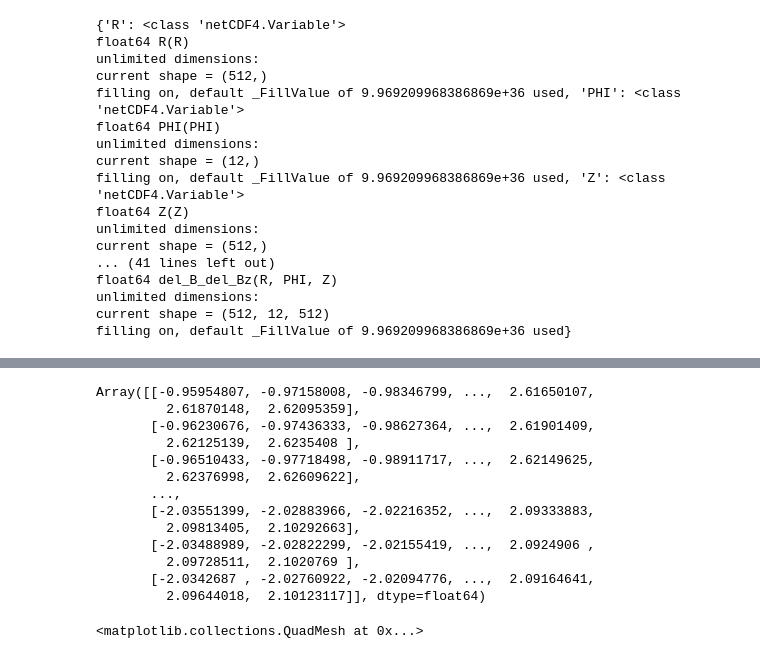
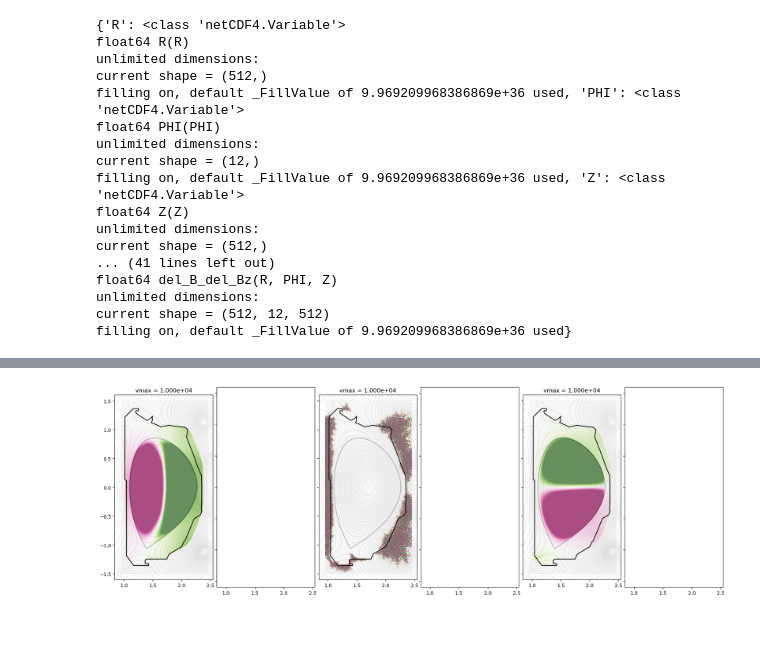
Before and after one commit to Maplenormandy/c1lgkt-jax, a Jupyter notebook: bin/rmp_analysis.ipynb, the cells around one changed output, grey strips where cells are left out. Saved outputs shown, nothing was run; the diff lists cells and outputs as text; code cells hidden in the pictures; blank space fills up the shorter version.

```diff
--- a/bin/rmp_analysis.ipynb
+++ b/bin/rmp_analysis.ipynb
@@ -221,22 +182,16 @@ eq.psix
-# %%
-thetaplot2
-# %% [output]
-Array([[-0.95954807, -0.97158008, -0.98346799, ...,  2.61650107,
-         2.61870148,  2.62095359],
-       [-0.96230676, -0.97436333, -0.98627364, ...,  2.61901409,
-         2.62125139,  2.6235408 ],
-       [-0.96510433, -0.97718498, -0.98911717, ...,  2.62149625,
-         2.62376998,  2.62609622],
-       ...,
-       [-2.03551399, -2.02883966, -2.02216352, ...,  2.09333883,
-         2.09813405,  2.10292663],
-       [-2.03488989, -2.02822299, -2.02155419, ...,  2.0924906 ,
-         2.09728511,  2.1020769 ],
-       [-2.0342687 , -2.02760922, -2.02094776, ...,  2.09164641,
-         2.09644018,  2.10123117]], dtype=float64)
-# %%
-%matplotlib qt
-plt.figure()
-plt.pcolormesh(clebsch.interp_alpha.x, clebsch.interp_alpha.y, jnp.cos(3*clebsch.interp_alpha.f).T, cmap='PiYG')
-# %% [output]
-<matplotlib.collections.QuadMesh at 0x...>
+# %%
+# %% Plot electric field components
+
+fig, axs = plt.subplots(1, 6, sharex=True, sharey=True, figsize=(18, 6), dpi=100)
+
+for i, key in enumerate(['E_Er', 'E_Et', 'E_Ez']):
+    vmax = 1e4
+    ax = axs[2*i + 0]
+    ax.imshow(reim_color(rmp_data_fft[key][:,0,:].T, vmax=vmax), extent=(rgrid[0], rgrid[-1], zgrid[0], zgrid[-1]), origin='lower', aspect='equal')
+    ax.set_title(f'vmax = {vmax:.3e}')
+    eq.plot_magnetic_geometry(ax, alpha=0.25)
+
+plt.tight_layout(pad=0.0)
+plt.show()
+# %% [output]
+[figure, added]
```
Also changed, not shown: parts of 16 cells of this notebook, 9 other files.
